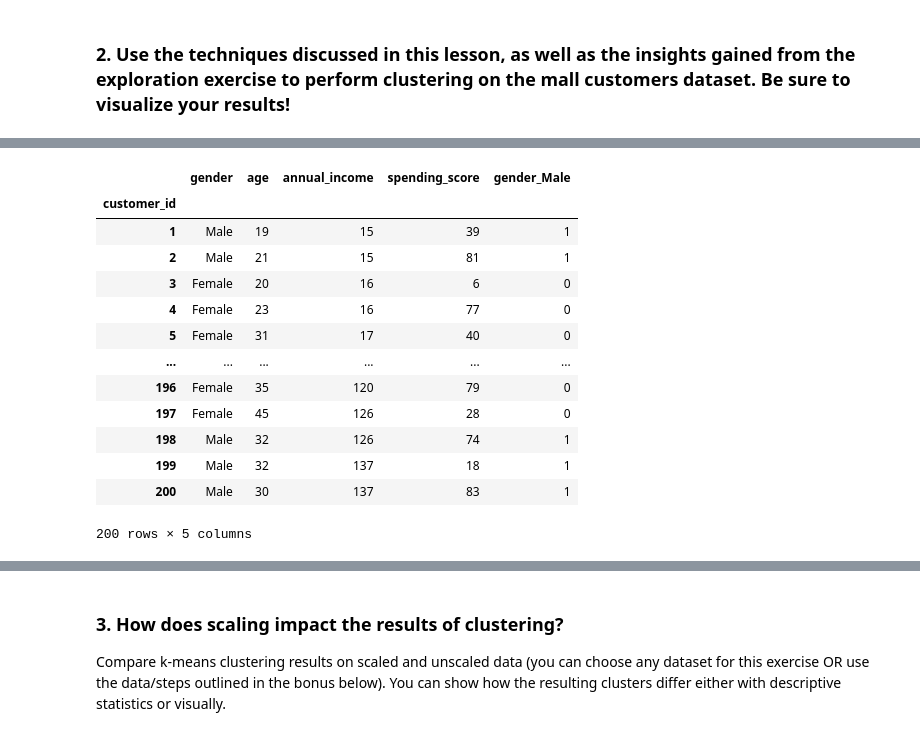
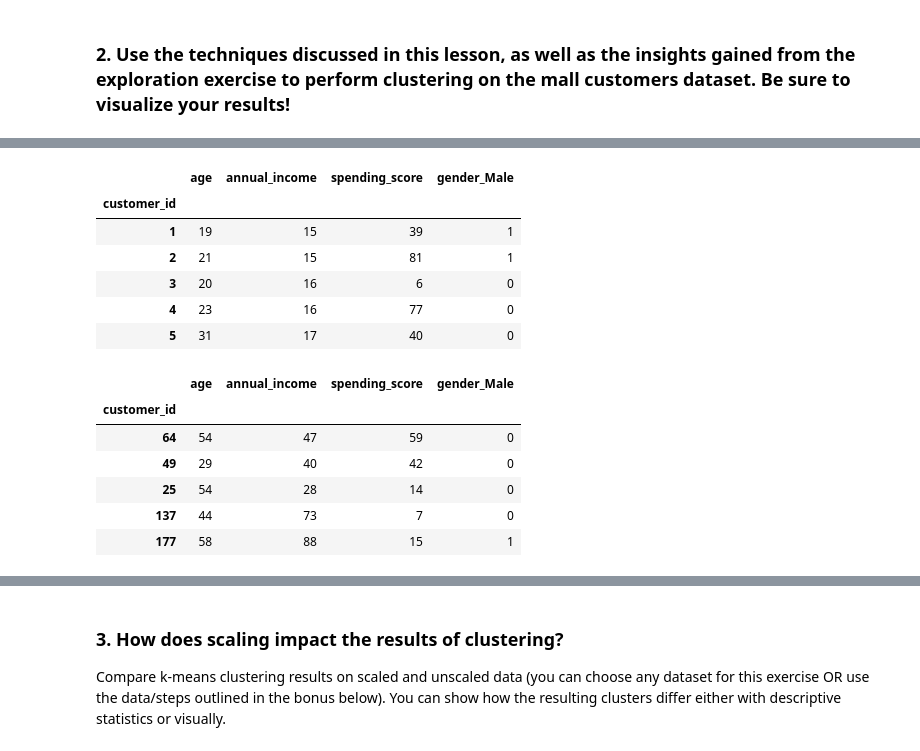
Before and after one commit to rosendo-lugo/clustering-exercises, a Jupyter notebook: modeling.ipynb, the cells around one changed output, grey strips where cells are left out. Saved outputs shown, nothing was run; the diff lists cells and outputs as text; code cells hidden in the pictures.

```diff
--- a/modeling.ipynb
+++ b/modeling.ipynb
@@ -370,26 +364,28 @@ mall_df
 dummy_tips = pd.get_dummies(mall_df[['gender']], dummy_na=False, drop_first=[True, True])
 mall_df = pd.concat([mall_df, dummy_tips], axis=1)
 
-# # after getting the dummies drop the county column
-# mall_df = mall_df.drop(columns =['gender'])
+# after getting the dummies drop the county column
+mall_df = mall_df.drop(columns =['gender'])
 # %%
-mall_df
+mall_df.head()
 # %% [output]
-|  | gender | age | annual_income | spending_score | gender_Male |
-| customer_id |  |  |  |  |  |
-| 1 | Male | 19 | 15 | 39 | 1 |
-| 2 | Male | 21 | 15 | 81 | 1 |
-| 3 | Female | 20 | 16 | 6 | 0 |
-| 4 | Female | 23 | 16 | 77 | 0 |
-| 5 | Female | 31 | 17 | 40 | 0 |
-| ... | ... | ... | ... | ... | ... |
-| 196 | Female | 35 | 120 | 79 | 0 |
-| 197 | Female | 45 | 126 | 28 | 0 |
-| 198 | Male | 32 | 126 | 74 | 1 |
-| 199 | Male | 32 | 137 | 18 | 1 |
-| 200 | Male | 30 | 137 | 83 | 1 |
+|  | age | annual_income | spending_score | gender_Male |
+| customer_id |  |  |  |  |
+| 1 | 19 | 15 | 39 | 1 |
+| 2 | 21 | 15 | 81 | 1 |
+| 3 | 20 | 16 | 6 | 0 |
+| 4 | 23 | 16 | 77 | 0 |
+| 5 | 31 | 17 | 40 | 0 |
-200 rows × 5 columns
 # %%
 tr_m, val_m, ts_m = wo.get_split(mall_df)
+tr_m.head()
+# %% [output]
+|  | age | annual_income | spending_score | gender_Male |
+| customer_id |  |  |  |  |
+| 64 | 54 | 47 | 59 | 0 |
+| 49 | 29 | 40 | 42 | 0 |
+| 25 | 54 | 28 | 14 | 0 |
+| 137 | 44 | 73 | 7 | 0 |
+| 177 | 58 | 88 | 15 | 1 |
 # %%
 # define independent variables for k-means
```
Also changed, not shown: parts of 37 cells of this notebook.
